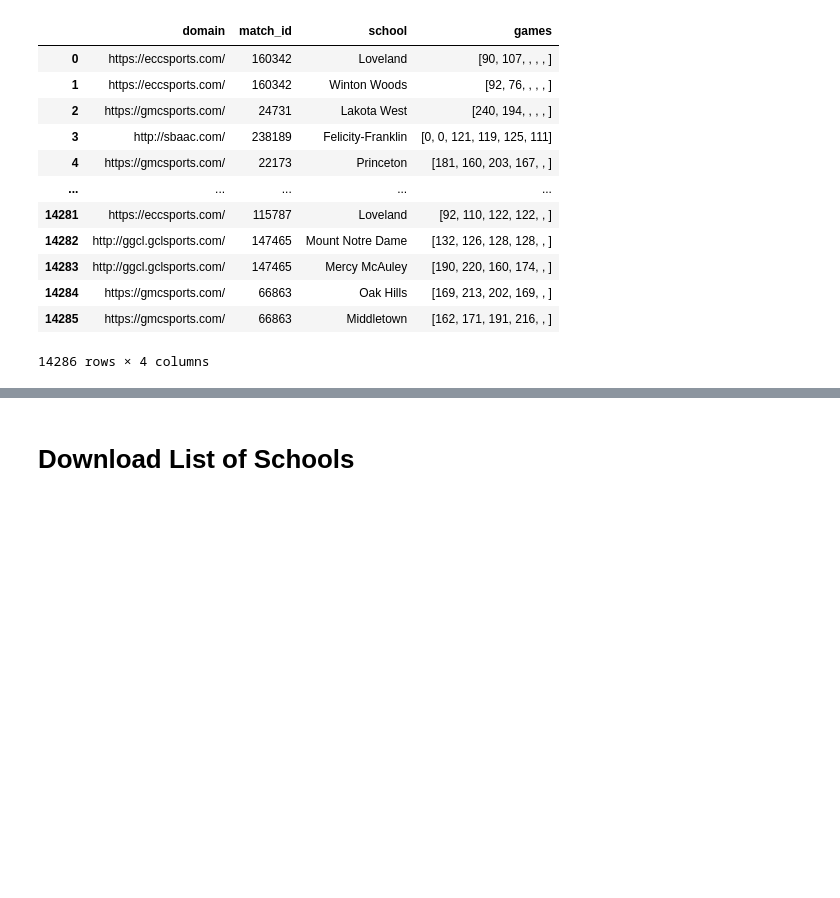
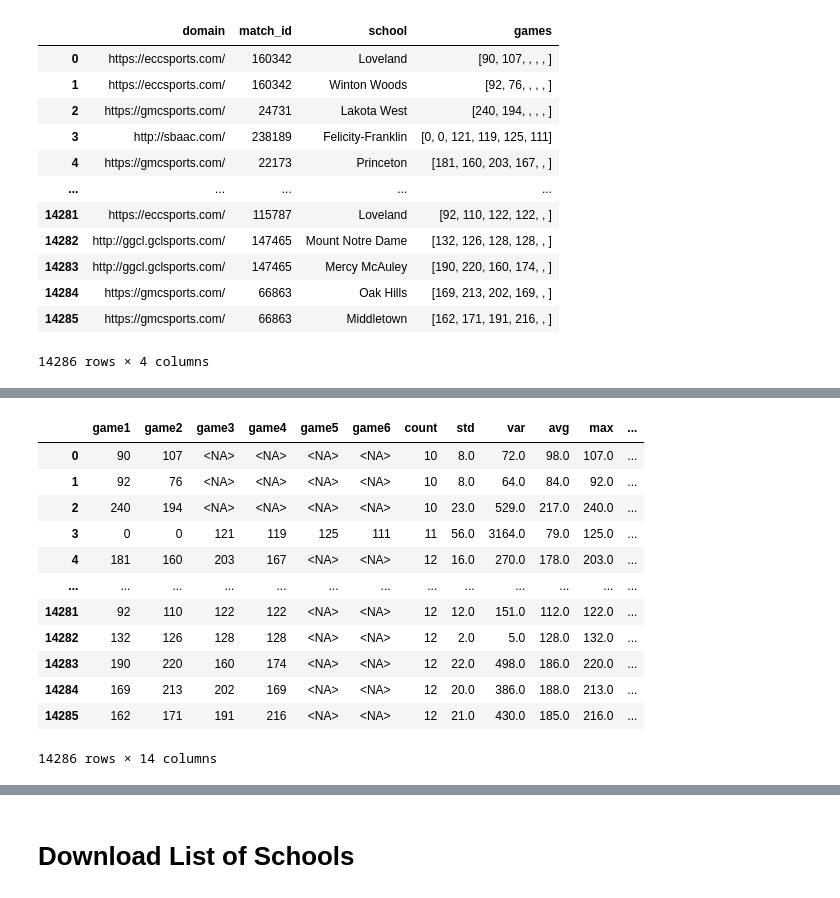
Before and after one commit to jgroeschen/Cinci-HS-Bowling-Stats, a Jupyter notebook: data_gathering/bowling_stats.ipynb, the cells around one changed output, grey strips where cells are left out. Drawn from its saved outputs; the diff is of its cells as text; code cells hidden in the pictures; blank space fills up the shorter version.

Commit message:
Baker games adjustments

```diff
--- a/data_gathering/bowling_stats.ipynb
+++ b/data_gathering/bowling_stats.ipynb
@@ -138,3 +139,12 @@ df_baker_games
 | 14284 | https://gmcsports.com/ | 66863 | Oak Hills | [169, 213, 202, 169, , ] |
 | 14285 | https://gmcsports.com/ | 66863 | Middletown | [162, 171, 191, 216, , ] |
 14286 rows × 4 columns
+# %%
+df_baker_games_split = df_baker_games['games'].apply(pd.Series)
+# %%
+df_baker_games_split.rename(columns={i: "game"+str(i+1)
+                      for i in range(len(df_baker_games_split.columns))}, inplace=True)
+df_baker_games_split = df_baker_games_split.replace('', np.nan, regex=True)
+df_baker_games_split = df_baker_games_split.apply(pd.to_numeric, errors='coerce', downcast='integer')
+df_baker_games_split = df_baker_games_split.astype('Int16')
+df_baker_games_split
@@ -140,0 +165,25 @@ df_baker_games
+# %%
+df_baker_games_split['count'] =  df_baker_games_split[df_baker_games_split[:] > 1].count(axis=1)
+# Calculate standard deviation, variance, mean, maximum, minimum, range, and total pinfall
+df_baker_games_split['std'] = np.std(df_baker_games_split.iloc[:, :6], axis=1).round(0)
+df_baker_games_split['var'] = np.var(df_baker_games_split.iloc[:, :6], axis=1).round(0)
+df_baker_games_split['avg'] = df_baker_games_split.iloc[:, :6].mean(axis=1).round(0)
+df_baker_games_split['max'] = df_baker_games_split.iloc[:, :6].max(axis=1)
+df_baker_games_split['min'] = df_baker_games_split.iloc[:, :6].min(axis=1)
+df_baker_games_split['rng'] = df_baker_games_split['max'] - df_baker_games_split['min']
+df_baker_games_split['tot'] = df_baker_games_split.iloc[:, :6].sum(axis=1)
+df_baker_games_split
+# %% [output]
+|  | game1 | game2 | game3 | game4 | game5 | game6 | count | std | var | avg | max | ... |
+| 0 | 90 | 107 | <NA> | <NA> | <NA> | <NA> | 10 | 8.0 | 72.0 | 98.0 | 107.0 | ... |
+| 1 | 92 | 76 | <NA> | <NA> | <NA> | <NA> | 10 | 8.0 | 64.0 | 84.0 | 92.0 | ... |
+| 2 | 240 | 194 | <NA> | <NA> | <NA> | <NA> | 10 | 23.0 | 529.0 | 217.0 | 240.0 | ... |
+| 3 | 0 | 0 | 121 | 119 | 125 | 111 | 11 | 56.0 | 3164.0 | 79.0 | 125.0 | ... |
+| 4 | 181 | 160 | 203 | 167 | <NA> | <NA> | 12 | 16.0 | 270.0 | 178.0 | 203.0 | ... |
+| ... | ... | ... | ... | ... | ... | ... | ... | ... | ... | ... | ... | ... |
+| 14281 | 92 | 110 | 122 | 122 | <NA> | <NA> | 12 | 12.0 | 151.0 | 112.0 | 122.0 | ... |
+| 14282 | 132 | 126 | 128 | 128 | <NA> | <NA> | 12 | 2.0 | 5.0 | 128.0 | 132.0 | ... |
+| 14283 | 190 | 220 | 160 | 174 | <NA> | <NA> | 12 | 22.0 | 498.0 | 186.0 | 220.0 | ... |
+| 14284 | 169 | 213 | 202 | 169 | <NA> | <NA> | 12 | 20.0 | 386.0 | 188.0 | 213.0 | ... |
+| 14285 | 162 | 171 | 191 | 216 | <NA> | <NA> | 12 | 21.0 | 430.0 | 185.0 | 216.0 | ... |
+14286 rows × 14 columns
```
Also changed, not shown: parts of 11 cells of this notebook.
